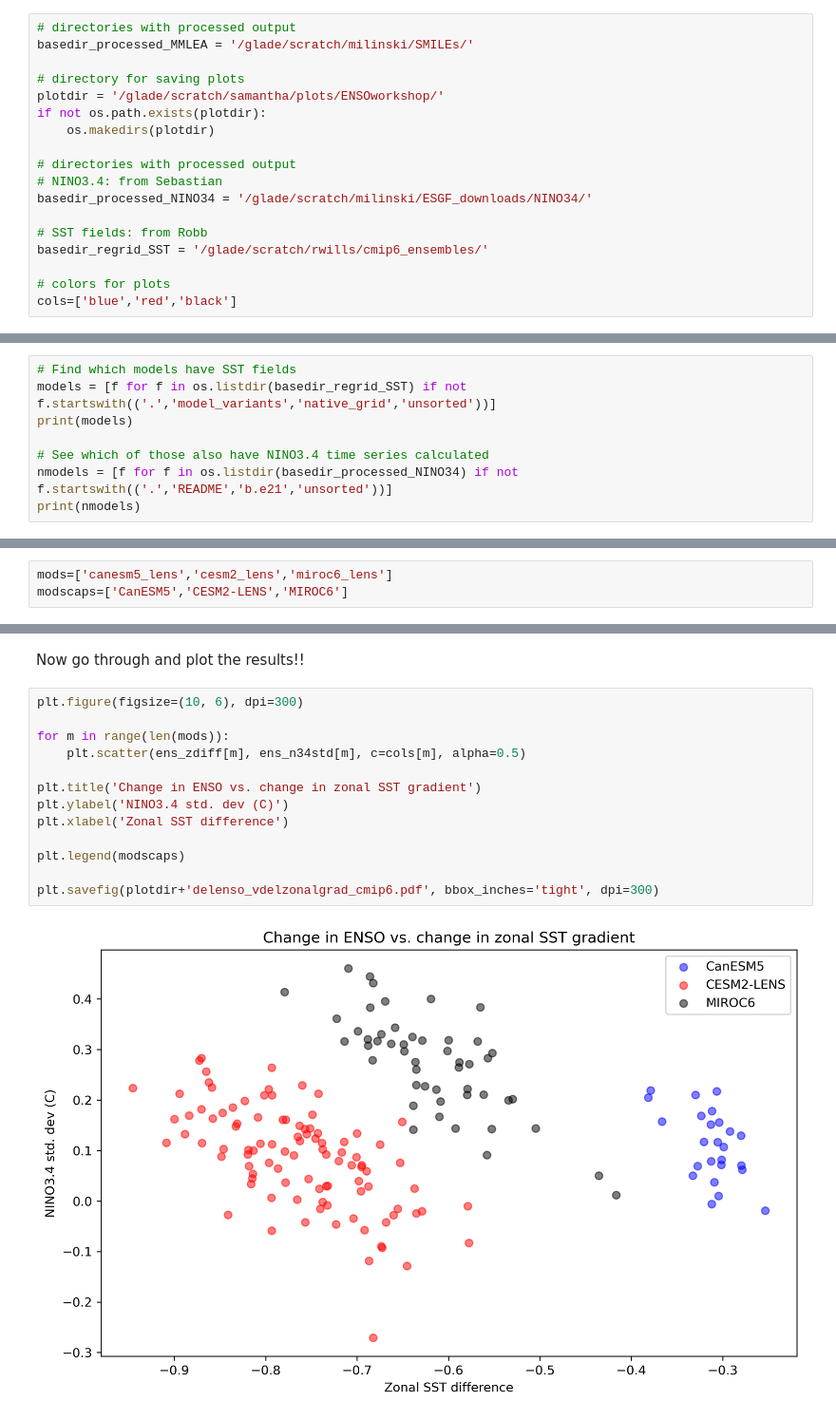
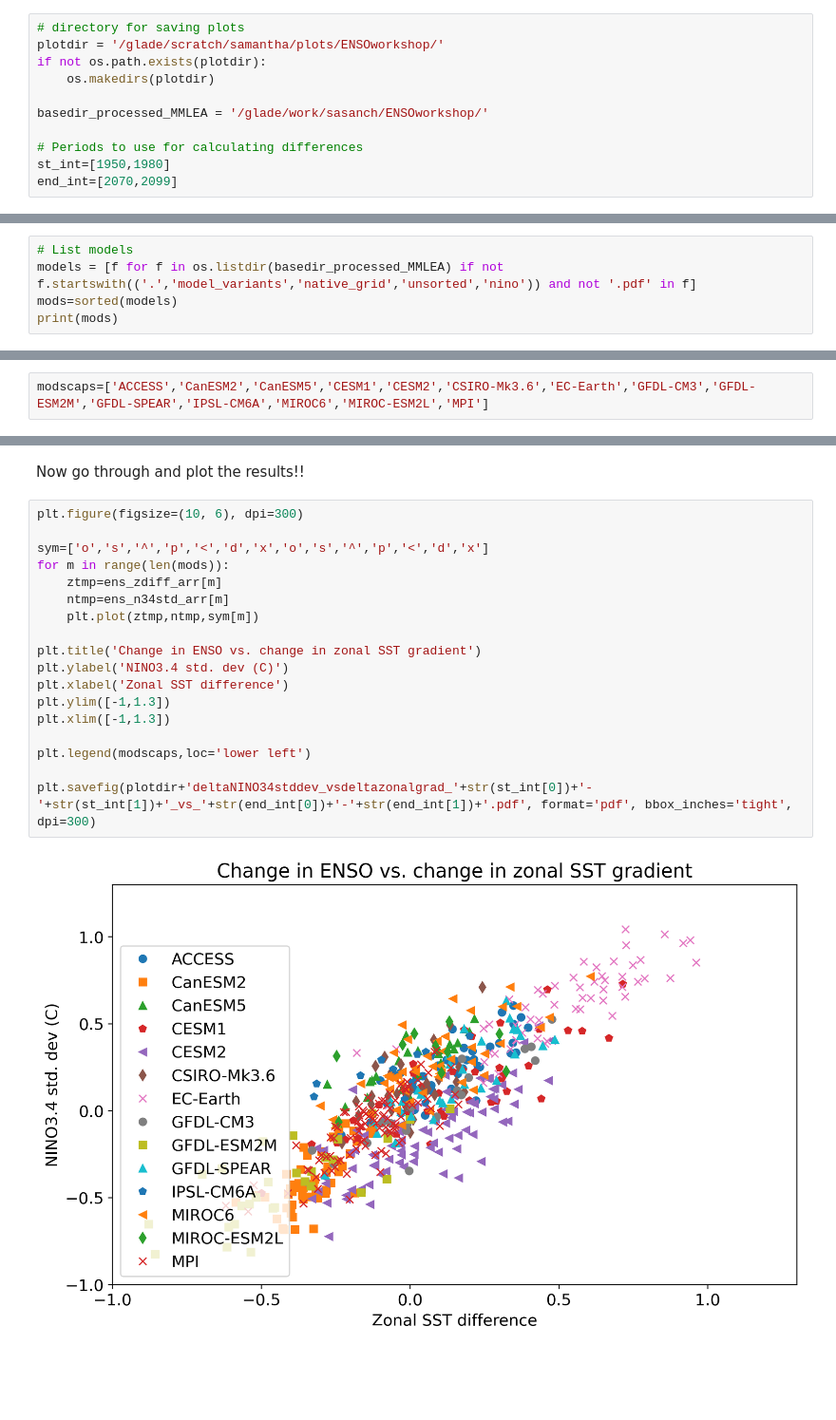
Before and after one commit to samanthastevenson/ENSO_workshop, a Jupyter notebook: ensoampl_vszonalsstgrad.ipynb, the cells around one changed output, grey strips where cells are left out. Shown at 95% size. Drawn from its saved outputs; the diff is of its cells as text; blank space fills up the shorter version.

Commit message:
Updated with figure changes requested by Nicola and Robb

```diff
--- a/ensoampl_vszonalsstgrad.ipynb
+++ b/ensoampl_vszonalsstgrad.ipynb
@@ -18,31 +24,21 @@ from tqdm import tqdm
 # %% [markdown]
 ## Basic information for reading in data
 # %%
-# directories with processed output
-basedir_processed_MMLEA = '/glade/scratch/milinski/SMILEs/'
-
 # directory for saving plots
 plotdir = '/glade/scratch/samantha/plots/ENSOworkshop/'
 if not os.path.exists(plotdir):
     os.makedirs(plotdir)
 
-# directories with processed output
-# NINO3.4: from Sebastian
-basedir_processed_NINO34 = '/glade/scratch/milinski/ESGF_downloads/NINO34/'
+basedir_processed_MMLEA = '/glade/work/sasanch/ENSOworkshop/'
 
-# SST fields: from Robb
-basedir_regrid_SST = '/glade/scratch/rwills/cmip6_ensembles/'
-
-# colors for plots
-cols=['blue','red','black']
+# Periods to use for calculating differences
+st_int=[1950,1980]
+end_int=[2070,2099]
 # %% [markdown]
 ### Read in time series and SST fields
 # %%
-# Find which models have SST fields
-models = [f for f in os.listdir(basedir_regrid_SST) if not f.startswith(('.','model_variants','native_grid','unsorted'))]
-print(models)
-
-# See which of those also have NINO3.4 time series calculated
-nmodels = [f for f in os.listdir(basedir_processed_NINO34) if not f.startswith(('.','README','b.e21','unsorted'))]
-print(nmodels)
+# List models
+models = [f for f in os.listdir(basedir_processed_MMLEA) if not f.startswith(('.','model_variants','native_grid','unsorted','nino')) and not '.pdf' in f]
+mods=sorted(models)
+print(mods)
 # %% [output]
@@ -53,6 +48,5 @@ From this, I conclude that CanESM5, CESM2, and MIROC6 can be used. Specifying th
 # %%
-mods=['canesm5_lens','cesm2_lens','miroc6_lens']
-modscaps=['CanESM5','CESM2-LENS','MIROC6']
+modscaps=['ACCESS','CanESM2','CanESM5','CESM1','CESM2','CSIRO-Mk3.6','EC-Earth','GFDL-CM3','GFDL-ESM2M','GFDL-SPEAR','IPSL-CM6A','MIROC6','MIROC-ESM2L','MPI']
 # %% [markdown]
 Now doing the actual reading in of the data!
 # %%
@@ -188,15 +209,20 @@ Now go through and plot the results!!
 # %%
 plt.figure(figsize=(10, 6), dpi=300)
 
+sym=['o','s','^','p','<','d','x','o','s','^','p','<','d','x']
 for m in range(len(mods)):
-    plt.scatter(ens_zdiff[m], ens_n34std[m], c=cols[m], alpha=0.5)
+    ztmp=ens_zdiff_arr[m]
+    ntmp=ens_n34std_arr[m]
+    plt.plot(ztmp,ntmp,sym[m])
 
 plt.title('Change in ENSO vs. change in zonal SST gradient')
 plt.ylabel('NINO3.4 std. dev (C)')
 plt.xlabel('Zonal SST difference')
+plt.ylim([-1,1.3])
+plt.xlim([-1,1.3])
 
-plt.legend(modscaps)
+plt.legend(modscaps,loc='lower left')
 
-plt.savefig(plotdir+'delenso_vdelzonalgrad_cmip6.pdf', bbox_inches='tight', dpi=300)
+plt.savefig(plotdir+'deltaNINO34stddev_vsdeltazonalgrad_'+str(st_int[0])+'-'+str(st_int[1])+'_vs_'+str(end_int[0])+'-'+str(end_int[1])+'.pdf', format='pdf', bbox_inches='tight', dpi=300)
 # %% [output]
-[figure, old version]
+[figure, new version]
```
Also changed, not shown: parts of 6 cells of this notebook.
